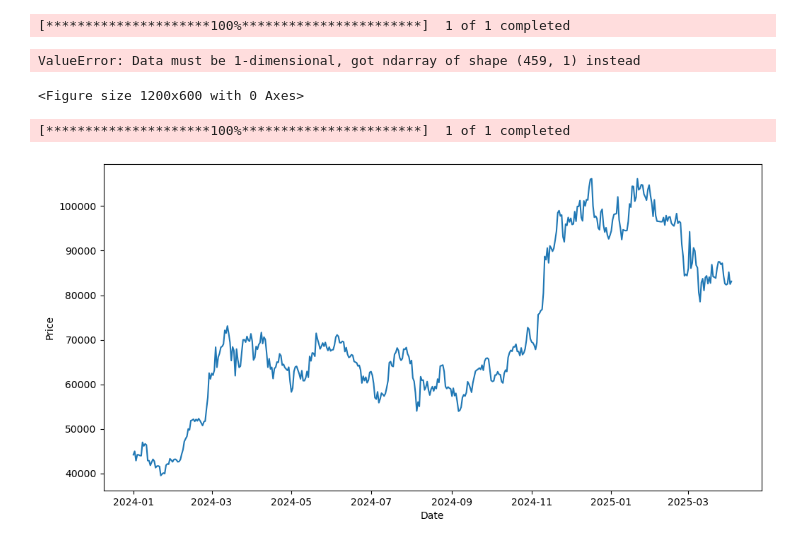
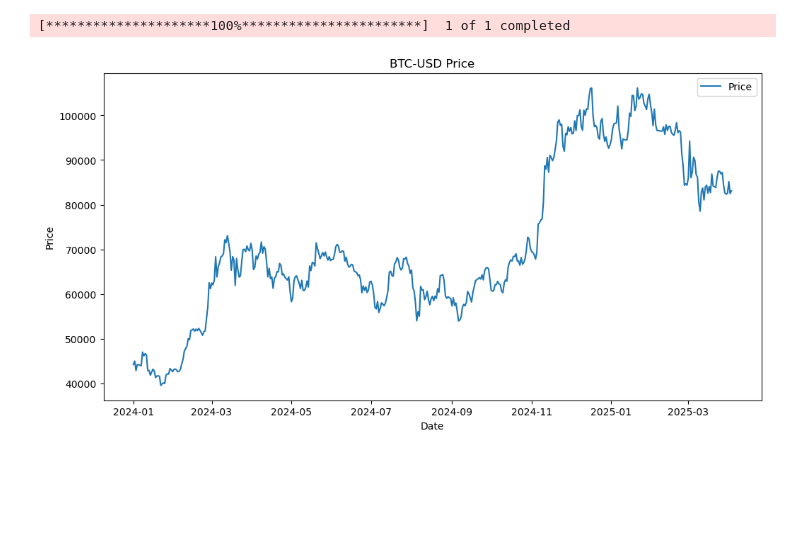
Before and after one commit to robin-74/CrypAlg, a Jupyter notebook: strategy1.ipynb, the cells around one changed output. Cells and saved outputs as stored; diff of their text form; code cells hidden in the pictures; blank space fills up the shorter version.

```diff
--- a/strategy1.ipynb
+++ b/strategy1.ipynb
@@ -5,11 +17,6 @@ import matplotlib.pyplot as plt
 import numpy as np
 import seaborn as sns
 # %%
-import yfinance as yf
-import pandas as pd
-import matplotlib.pyplot as plt
-import seaborn as sns
-
 class CryptoData:
     def add_class(self, ticker, start, end):
         self.ticker = ticker
@@ -19,7 +26,7 @@ class CryptoData:
 
     def plot_data(self, df):
         plt.figure(figsize=(12, 6))
-        sns.lineplot(x=df.index, y=df["Price"], label="Price")
+        sns.lineplot(x=df.index, y=df["Price"].squeeze(), label="Price")
         plt.title(f"{self.ticker} Price")
         plt.xlabel("Date")
         plt.ylabel("Price")
@@ -28,7 +35,6 @@ class CryptoData:
 
     def init_data(self):
         data1 = yf.download(self.ticker, self.start, self.end)
-        # Select the 'Close' column and rename it to 'Price'
         df = data1[['Close']].copy()
         df.rename(columns={"Close": "Price"}, inplace=True)
         self.plot_data(df)
@@ -43,34 +49,22 @@ class CryptoData:
         for i in range(n):
             window = int(input(f"Enter SMA window size for SMA #{i+1}: "))
             list_sma.append(window)
-        # Calculate the SMAs and append them to self.data
         for window in list_sma:
             col_name = f"SMA_{window}"
             self.data[col_name] = self.data["Price"].rolling(window=window).mean()
-        # Plot the Price data along with the SMA lines
         plt.figure(figsize=(12, 6))
-        sns.lineplot(x=self.data.index, y=self.data["Price"], label="Price")
+        sns.lineplot(x=self.data.index, y=self.data["Price"].squeeze(), label="Price")
         for window in list_sma:
             col_name = f"SMA_{window}"
-            sns.lineplot(x=self.data.index, y=self.data[col_name], label=col_name)
+            sns.lineplot(x=self.data.index, y=self.data[col_name].squeeze(), label=col_name)
         plt.title(f"{self.ticker} Price with SMA(s)")
         plt.xlabel("Date")
         plt.ylabel("Price")
         plt.legend()
         plt.show()
-
-# Example usage:
-crypto = CryptoData()
-crypto.add_class("BTC-USD", "2024-01-01", "2025-04-04")
-# This will prompt for SMA window sizes, calculate them, and replot the chart with SMA lines.
-crypto.set_sma()
-# %% [output]
-[*********************100%***********************]  1 of 1 completed
-ValueError: Data must be 1-dimensional, got ndarray of shape (459, 1) instead
-<Figure size 1200x600 with 0 Axes>
 # %%
-CryptoData = CryptoData()
-CryptoData.add_class("BTC-USD", "2024-01-01", "2025-04-04")
+data_class = CryptoData()
+data_class.add_class("BTC-USD", "2024-01-01", "2025-04-04")
 # %% [output]
 [*********************100%***********************]  1 of 1 completed
-[figure, old version]
+[figure, new version]
```
Also changed, not shown: parts of 4 cells of this notebook.
